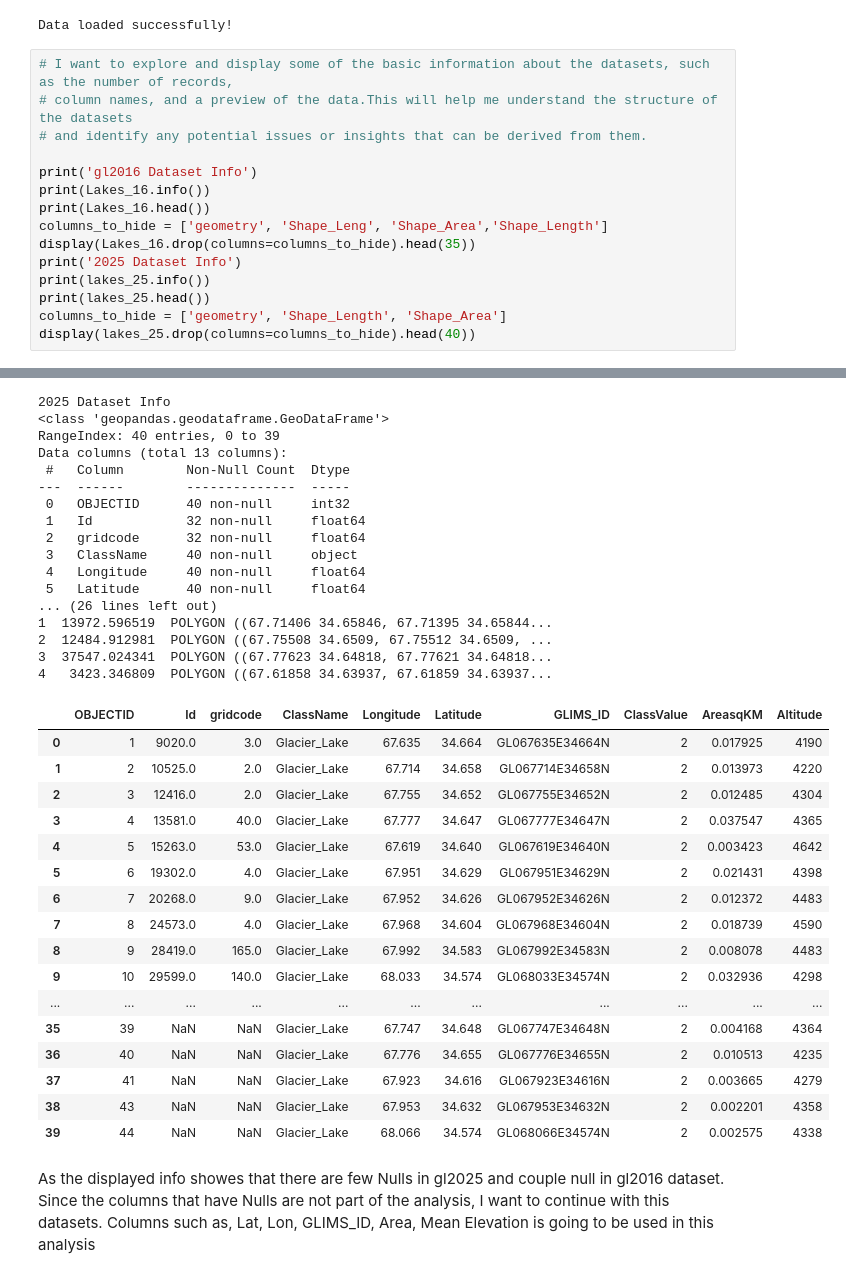
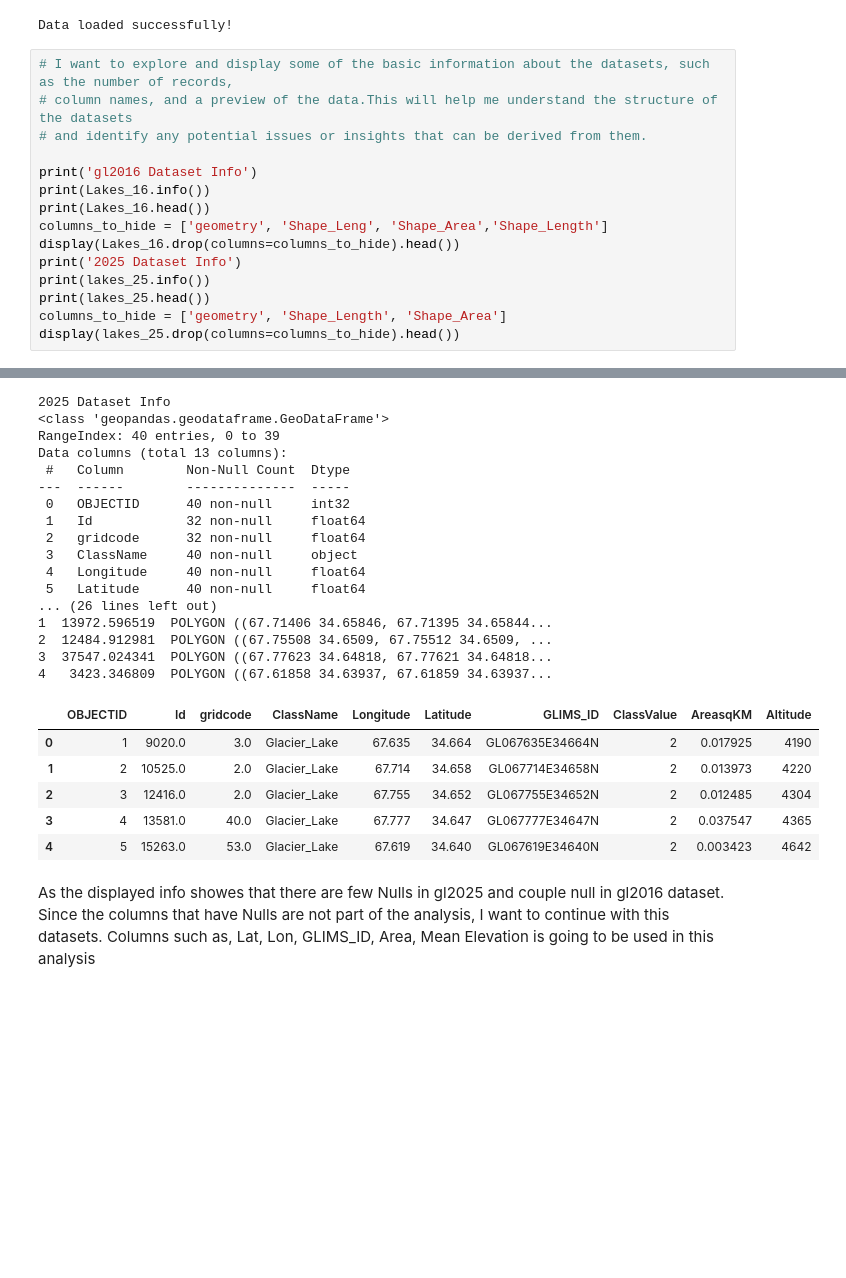
Before and after one commit to Amanullah-Anwari/Baba-Mountain-Glacier-Lakes-2016---2025, a Jupyter notebook: Notebook/glacier-lake-change-assessment-2016-2025.ipynb, the cells around one changed output, grey strips where cells are left out. Saved outputs shown, nothing was run; the diff lists cells and outputs as text; blank space fills up the shorter version.

```diff
--- a/Notebook/glacier-lake-change-assessment-2016-2025.ipynb
+++ b/Notebook/glacier-lake-change-assessment-2016-2025.ipynb
@@ -34,12 +34,12 @@ print('gl2016 Dataset Info')
 print(Lakes_16.info())
 print(Lakes_16.head())
 columns_to_hide = ['geometry', 'Shape_Leng', 'Shape_Area','Shape_Length']
-display(Lakes_16.drop(columns=columns_to_hide).head(35))
+display(Lakes_16.drop(columns=columns_to_hide).head())
 print('2025 Dataset Info')
 print(lakes_25.info())
 print(lakes_25.head())
 columns_to_hide = ['geometry', 'Shape_Length', 'Shape_Area']
-display(lakes_25.drop(columns=columns_to_hide).head(40))
+display(lakes_25.drop(columns=columns_to_hide).head())
 # %% [output]
 gl2016 Dataset Info
 <class 'geopandas.geodataframe.GeoDataFrame'>
@@ -78,37 +67,26 @@ Data columns (total 13 columns):
 2025 Dataset Info
 <class 'geopandas.geodataframe.GeoDataFrame'>
 RangeIndex: 40 entries, 0 to 39
 Data columns (total 13 columns):
  #   Column        Non-Null Count  Dtype
 ---  ------        --------------  -----
  0   OBJECTID      40 non-null     int32
  1   Id            32 non-null     float64
  2   gridcode      32 non-null     float64
  3   ClassName     40 non-null     object
  4   Longitude     40 non-null     float64
  5   Latitude      40 non-null     float64
 ... (26 lines left out)
 1  13972.596519  POLYGON ((67.71406 34.65846, 67.71395 34.65844...
 2  12484.912981  POLYGON ((67.75508 34.6509, 67.75512 34.6509, ...
 3  37547.024341  POLYGON ((67.77623 34.64818, 67.77621 34.64818...
 4   3423.346809  POLYGON ((67.61858 34.63937, 67.61859 34.63937...
 |  | OBJECTID | Id | gridcode | ClassName | Longitude | Latitude | GLIMS_ID | ClassValue | AreasqKM | Altitude |
 | 0 | 1 | 9020.0 | 3.0 | Glacier_Lake | 67.635 | 34.664 | GL067635E34664N | 2 | 0.017925 | 4190 |
 | 1 | 2 | 10525.0 | 2.0 | Glacier_Lake | 67.714 | 34.658 | GL067714E34658N | 2 | 0.013973 | 4220 |
 | 2 | 3 | 12416.0 | 2.0 | Glacier_Lake | 67.755 | 34.652 | GL067755E34652N | 2 | 0.012485 | 4304 |
 | 3 | 4 | 13581.0 | 40.0 | Glacier_Lake | 67.777 | 34.647 | GL067777E34647N | 2 | 0.037547 | 4365 |
 | 4 | 5 | 15263.0 | 53.0 | Glacier_Lake | 67.619 | 34.640 | GL067619E34640N | 2 | 0.003423 | 4642 |
-| 5 | 6 | 19302.0 | 4.0 | Glacier_Lake | 67.951 | 34.629 | GL067951E34629N | 2 | 0.021431 | 4398 |
-| 6 | 7 | 20268.0 | 9.0 | Glacier_Lake | 67.952 | 34.626 | GL067952E34626N | 2 | 0.012372 | 4483 |
-| 7 | 8 | 24573.0 | 4.0 | Glacier_Lake | 67.968 | 34.604 | GL067968E34604N | 2 | 0.018739 | 4590 |
-| 8 | 9 | 28419.0 | 165.0 | Glacier_Lake | 67.992 | 34.583 | GL067992E34583N | 2 | 0.008078 | 4483 |
-| 9 | 10 | 29599.0 | 140.0 | Glacier_Lake | 68.033 | 34.574 | GL068033E34574N | 2 | 0.032936 | 4298 |
-| ... | ... | ... | ... | ... | ... | ... | ... | ... | ... | ... |
-| 35 | 39 | NaN | NaN | Glacier_Lake | 67.747 | 34.648 | GL067747E34648N | 2 | 0.004168 | 4364 |
-| 36 | 40 | NaN | NaN | Glacier_Lake | 67.776 | 34.655 | GL067776E34655N | 2 | 0.010513 | 4235 |
-| 37 | 41 | NaN | NaN | Glacier_Lake | 67.923 | 34.616 | GL067923E34616N | 2 | 0.003665 | 4279 |
-| 38 | 43 | NaN | NaN | Glacier_Lake | 67.953 | 34.632 | GL067953E34632N | 2 | 0.002201 | 4358 |
-| 39 | 44 | NaN | NaN | Glacier_Lake | 68.066 | 34.574 | GL068066E34574N | 2 | 0.002575 | 4338 |
 # %% [markdown]
 As the displayed info showes that there are few Nulls in gl2025 and couple null in gl2016 dataset.
 Since the columns that have Nulls are not part of the analysis, I want to continue with this datasets.
```
Also changed, not shown: parts of 5 cells of this notebook.
